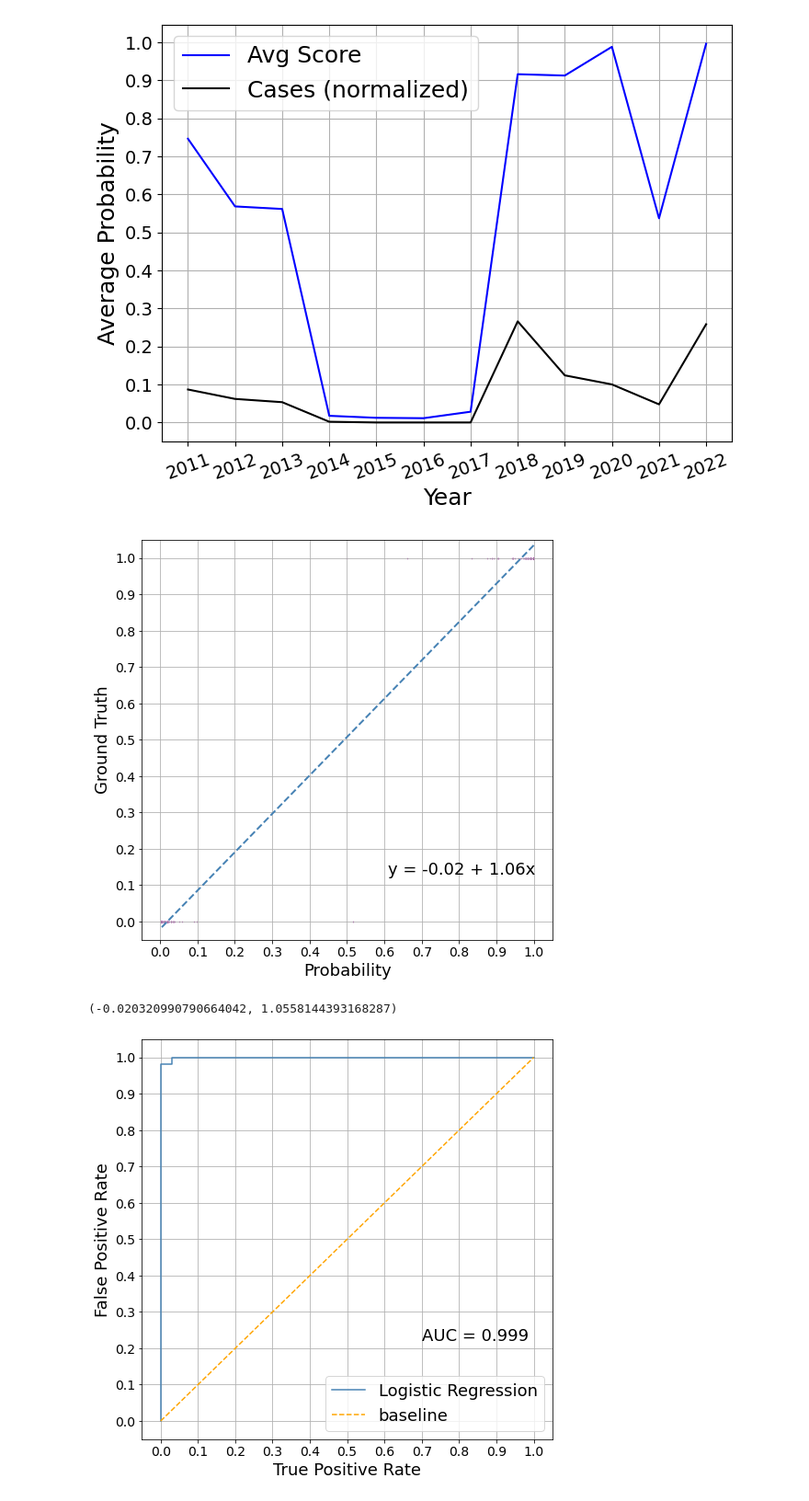
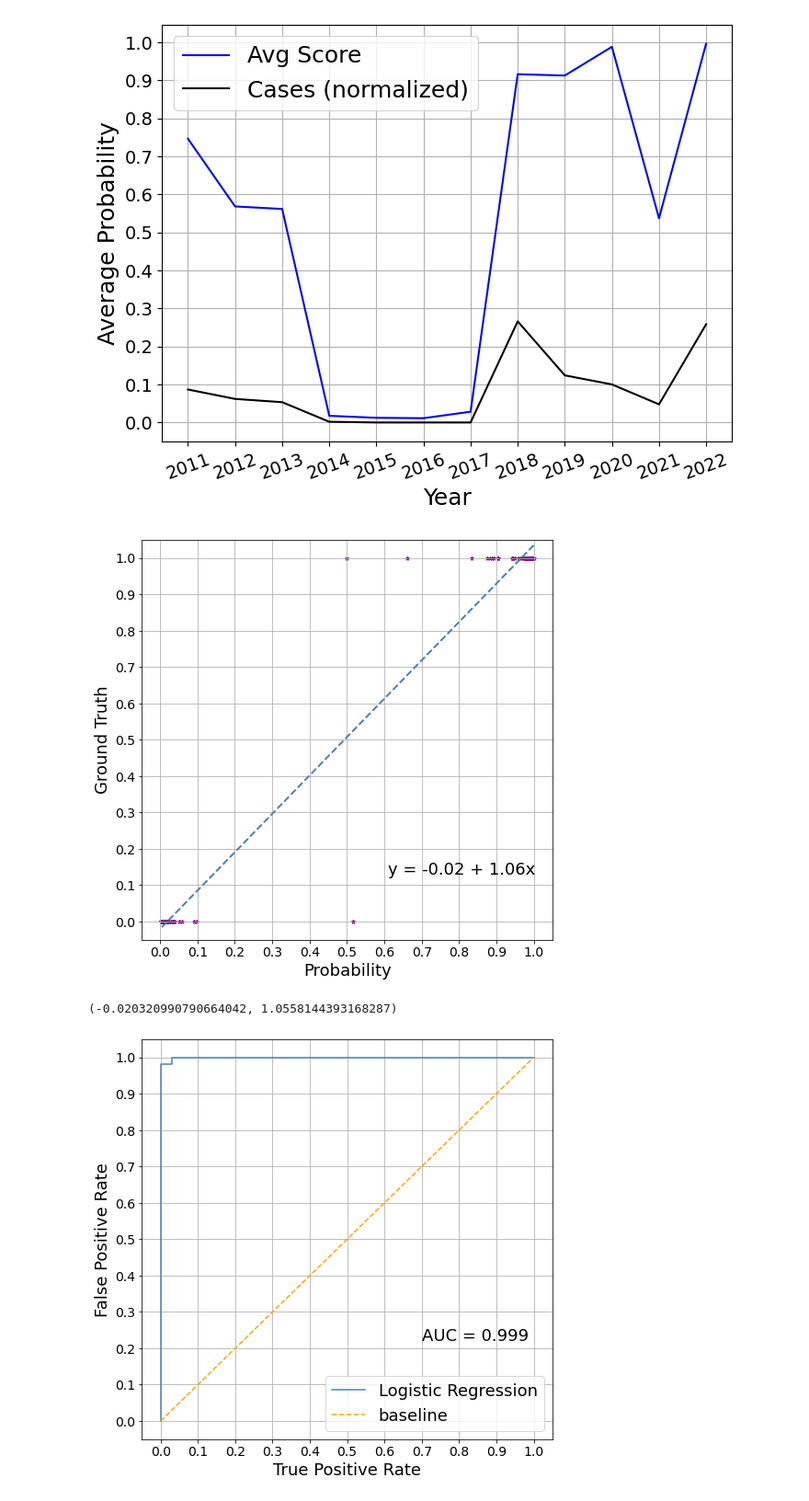
Before and after one commit to dsainidis/MBD-Prediction, a Jupyter notebook: JRC Interpretability/Greece/notebooks/GR_Modeling_&_Training_Q1_2011-2022_xgb_yearCV.ipynb, the cells around one changed output. Shown at 92% size. Saved outputs shown, nothing was run; the diff lists cells and outputs as text; code cells hidden in the pictures.

```diff
--- a/JRC Interpretability/Greece/notebooks/GR_Modeling_&_Training_Q1_2011-2022_xgb_yearCV.ipynb
+++ b/JRC Interpretability/Greece/notebooks/GR_Modeling_&_Training_Q1_2011-2022_xgb_yearCV.ipynb
@@ -317,9 +322,9 @@ plot_trend_curve(results_test, score_col='score', cases=list(dsc['case']))
 # %% [output]
 [figure]
 # %%
-plot_probability_curve(results_test)
+plot_probability_curve(results_test, marker_size=12)
 # %% [output]
-[figure, old version]
+[figure, new version]
 (-0.020320990790664042, 1.0558144393168287)
 # %%
 plot_roc_curve(results_test)
```
Also changed, not shown: parts of 5 cells of this notebook, 20 other files.
